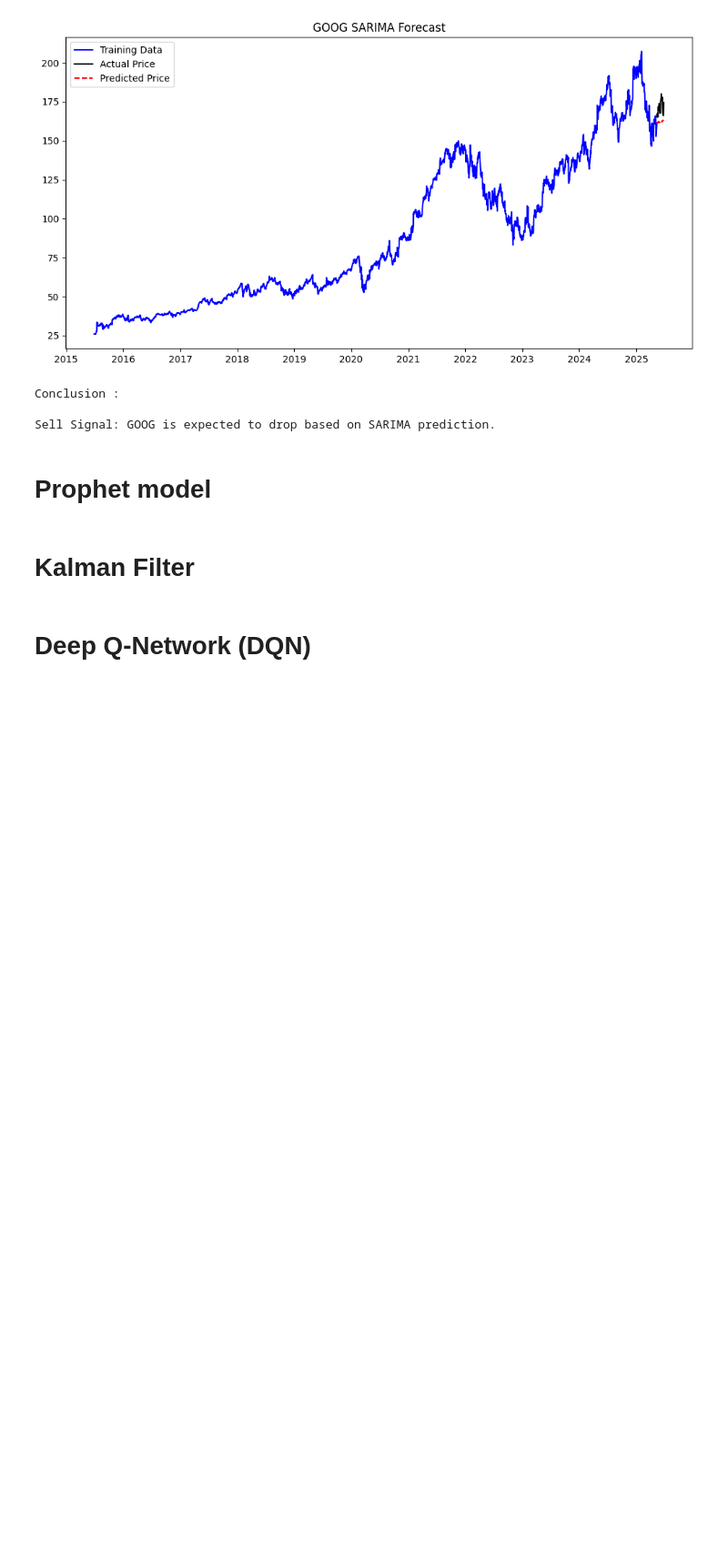
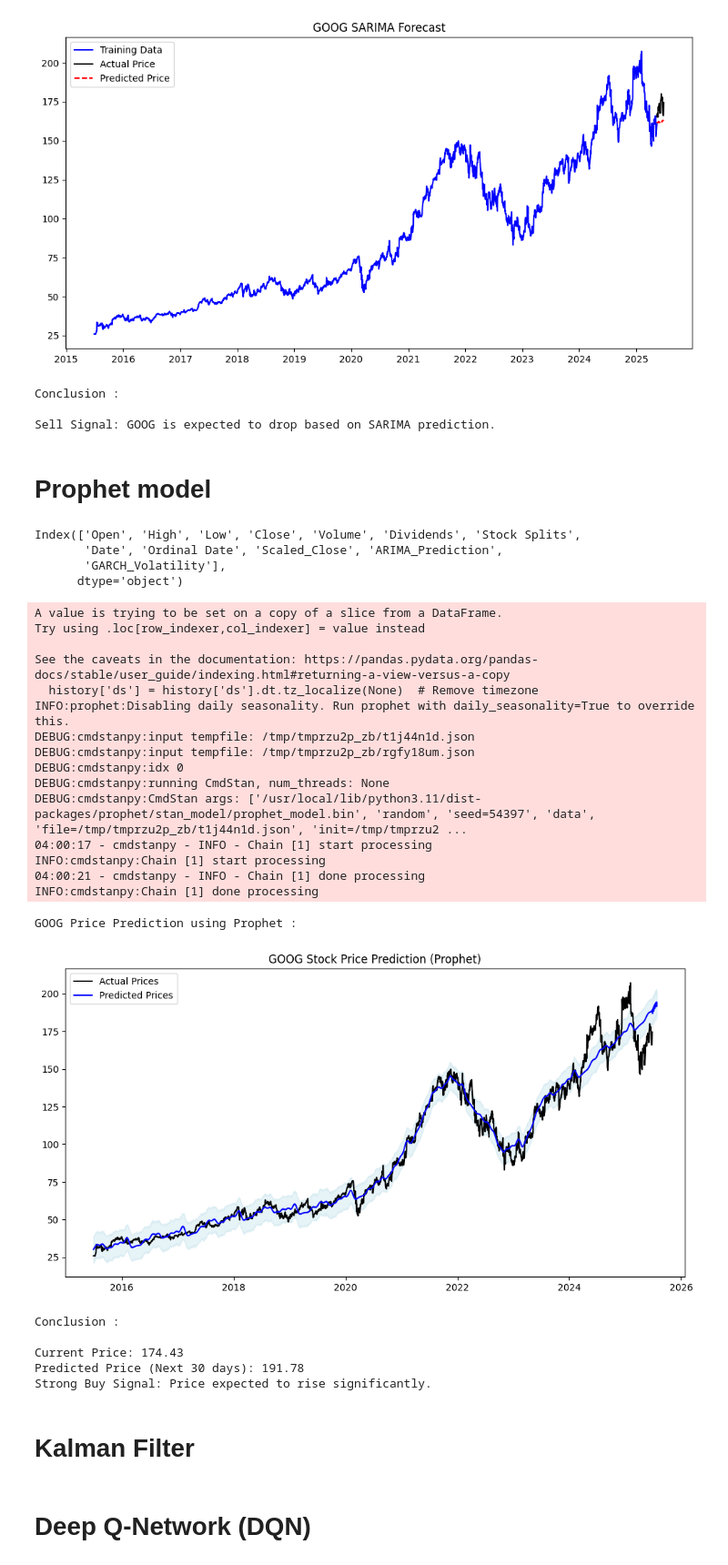
Before and after one commit to Hello-Kitty-1311/Stock-Analysis-V1, a Jupyter notebook: code.ipynb, the cells around one changed output. Shown at 91% size. Drawn from its saved outputs; the diff is of its cells as text; code cells hidden in the pictures; blank space fills up the shorter version.

Commit message:
Prophet model

```diff
--- a/code.ipynb
+++ b/code.ipynb
@@ -1261,3 +1259,75 @@ Sell Signal: GOOG is expected to drop based on SARIMA prediction.
+# %%
+# Prepare data for Prophet
+history = history.reset_index(drop=True)  # Fix: Prevent duplicate index columns
+print(history.columns)  # Debugging: Print column names
+history = history[['ds', 'y']] if 'ds' in history.columns else history[['Date', 'Close']]
+history.columns = ['ds', 'y']  # Prophet requires 'ds' for date and 'y' for values
+history['ds'] = history['ds'].dt.tz_localize(None)  # Remove timezone
+
+# Initialize and fit Prophet model
+model = Prophet()
+model.fit(history)
+
+# Create future dataframe for prediction
+future = model.make_future_dataframe(periods=30)
+forecast = model.predict(future)
+
+# Plot actual vs predicted
+print(f"\n\n{stock_ticker} Price Prediction using Prophet :\n")
+plt.figure(figsize=(12, 6))
+plt.plot(history['ds'], history['y'], label='Actual Prices', color='black')
+plt.plot(forecast['ds'], forecast['yhat'], label='Predicted Prices', color='blue')
+plt.fill_between(forecast['ds'], forecast['yhat_lower'], forecast['yhat_upper'], color='lightblue', alpha=0.3)
+plt.title(f"{stock_ticker} Stock Price Prediction (Prophet)")
+plt.legend()
+plt.show()
+
+# Detailed Buy/Sell Conclusion
+predicted_price = forecast['yhat'].iloc[-1]
+current_price = history['y'].iloc[-1]
+
+print("\nConclusion :\n")
+print(f"Current Price: {current_price:.2f}")
+print(f"Predicted Price (Next 30 days): {predicted_price:.2f}")
+if predicted_price > current_price * 1.05:
+    print("Strong Buy Signal: Price expected to rise significantly.")
+    prophet_model = "Buy"
+elif predicted_price > current_price:
+    print("Buy Signal: Price expected to increase.")
+    prophet_model = "Buy"
+elif predicted_price < current_price * 0.95:
+    print("Strong Sell Signal: Price expected to drop significantly.")
+    prophet_model = "Sell"
+else:
+    print("Sell Signal: Price expected to decrease.")
+    prophet_model = "Sell"
+# %% [output]
+Index(['Open', 'High', 'Low', 'Close', 'Volume', 'Dividends', 'Stock Splits',
+       'Date', 'Ordinal Date', 'Scaled_Close', 'ARIMA_Prediction',
+       'GARCH_Volatility'],
+      dtype='object')
+A value is trying to be set on a copy of a slice from a DataFrame.
+Try using .loc[row_indexer,col_indexer] = value instead
+
+See the caveats in the documentation: https://pandas.pydata.org/pandas-docs/stable/user_guide/indexing.html#returning-a-view-versus-a-copy
+  history['ds'] = history['ds'].dt.tz_localize(None)  # Remove timezone
+INFO:prophet:Disabling daily seasonality. Run prophet with daily_seasonality=True to override this.
+DEBUG:cmdstanpy:input tempfile: /tmp/tmprzu2p_zb/t1j44n1d.json
+DEBUG:cmdstanpy:input tempfile: /tmp/tmprzu2p_zb/rgfy18um.json
+DEBUG:cmdstanpy:idx 0
+DEBUG:cmdstanpy:running CmdStan, num_threads: None
+DEBUG:cmdstanpy:CmdStan args: ['/usr/local/lib/python3.11/dist-packages/prophet/stan_model/prophet_model.bin', 'random', 'seed=54397', 'data', 'file=/tmp/tmprzu2p_zb/t1j44n1d.json', 'init=/tmp/tmprzu2 ...
+04:00:17 - cmdstanpy - INFO - Chain [1] start processing
+INFO:cmdstanpy:Chain [1] start processing
+04:00:21 - cmdstanpy - INFO - Chain [1] done processing
+INFO:cmdstanpy:Chain [1] done processing
+GOOG Price Prediction using Prophet :
+[figure, added]
+Conclusion :
+
+Current Price: 174.43
+Predicted Price (Next 30 days): 191.78
+Strong Buy Signal: Price expected to rise significantly.
 # %% [markdown]
 # Kalman Filter
 # %%
```
Also changed, not shown: parts of 1 cell of this notebook.
